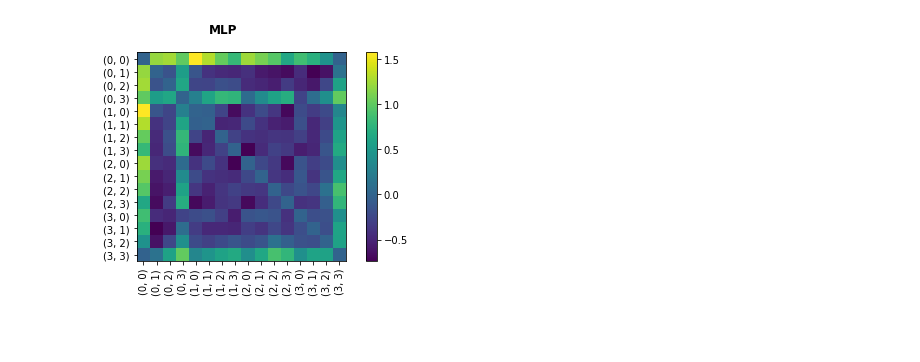
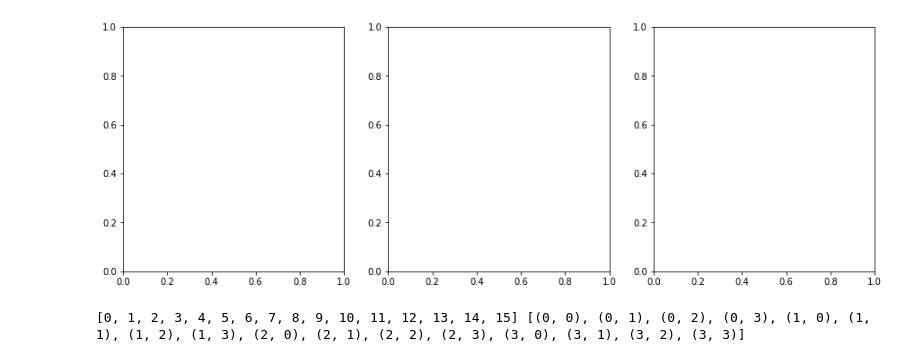
Before and after one commit to MaryZolfaghar/WCSLS, a Jupyter notebook: notebooks/results_RSA.ipynb, the cells around one changed output. Saved outputs shown, nothing was run; the diff lists cells and outputs as text; code cells hidden in the pictures; blank space fills up the shorter version.

```diff
--- a/notebooks/results_RSA.ipynb
+++ b/notebooks/results_RSA.ipynb
@@ -57,29 +42,0 @@ fig.savefig(('../../figures/' + fig_str + '.jpg'),
-# %%
-reg_results = mlp_results['reg_results']
-cat_regs = reg_results['cat_regs']
-con_regs = reg_results['con_regs']
-
-y_hat_Es = con_regs['y_hat_Es'] # [runs, checkpoints, n_combinations]: [2, 11, 120]
-ys = con_regs['ys']
-
-wE = ys - y_hat_Es
-wE = wE.mean(axis=0)[cp]
-
-
-fig, axs = plt.subplots()
-rsa_dist = np.zeros(shape=(n_states, n_states))
-for i, (idx1, idx2) in enumerate(combinations(idxs, 2)):
-    rsa_dist[idx1][idx2] = wE[i]
-    rsa_dist[idx2][idx1] = wE[i]
-
-plt.imshow(rsa_dist)
-plt.xticks(idxs, locs, rotation='90')
-plt.yticks(idxs, locs)
-plt.colorbar()
-fig_str = 'rsa_mlp'
-fig.suptitle('MLP', fontweight='bold')
-plt.tight_layout()
-fig.savefig(('../../figures/' + fig_str + '.jpg'),
-            bbox_inches = 'tight', pad_inches=0)
-# %% [output]
-[figure, removed]
@@ -85,0 +72,8 @@ fig.savefig(('../../figures/' + fig_str + '.jpg'),
+# %%
+fig, axs = plt.subplots(1,3,figsize=[15,5])
+# %% [output]
+[figure, added]
+# %%
+print(idxs, locs)
+# %% [output]
+[0, 1, 2, 3, 4, 5, 6, 7, 8, 9, 10, 11, 12, 13, 14, 15] [(0, 0), (0, 1), (0, 2), (0, 3), (1, 0), (1, 1), (1, 2), (1, 3), (2, 0), (2, 1), (2, 2), (2, 3), (3, 0), (3, 1), (3, 2), (3, 3)]
```
Also changed, not shown: parts of 8 cells of this notebook, 8 other files.
